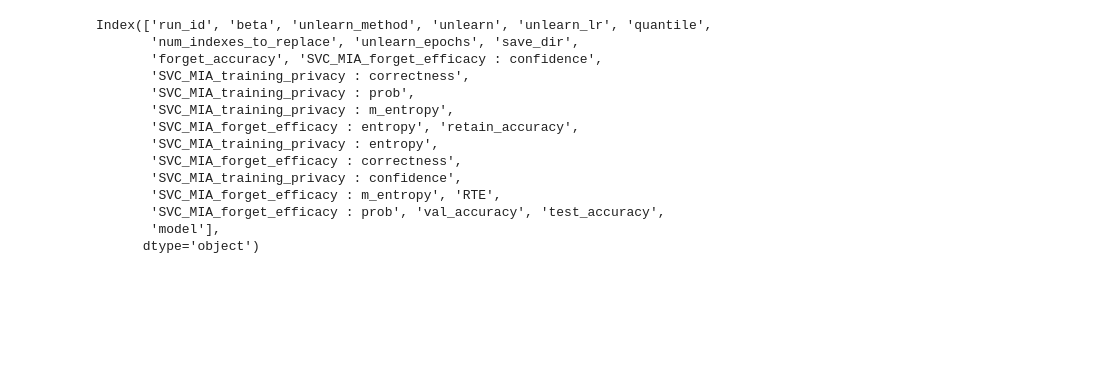
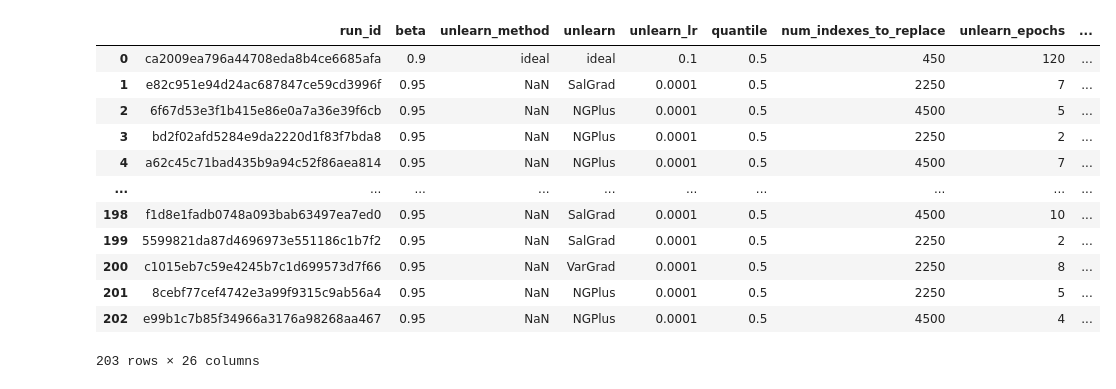
Before and after one commit to owl1996/UnlearningFocusVector, a Jupyter notebook: parse_results.ipynb, the cells around one changed output. Cells and saved outputs as stored; diff of their text form; code cells hidden in the pictures; blank space fills up the shorter version.

```diff
--- a/parse_results.ipynb
+++ b/parse_results.ipynb
@@ -17,45 +17,44 @@ for run_id in os.listdir(mlruns_path):
 
     # Dictionnaire pour stocker les données de ce run
     run_data = {"run_id": run_id}
 
     # Récupération des params
     params_path = os.path.join(run_dir, "params")
     if os.path.exists(params_path):
         for param_file in os.listdir(params_path):
             with open(os.path.join(params_path, param_file), "r") as f:
                 value = f.read().strip()
                 run_data[param_file] = value  # clé = nom du paramètre
 
     # Récupération des metrics (dernière valeur de chaque métrique)
     metrics_path = os.path.join(run_dir, "metrics")
     if os.path.exists(metrics_path):
         for metric_file in os.listdir(metrics_path):
             with open(os.path.join(metrics_path, metric_file), "r") as f:
                 lines = [line.strip() for line in f if line.strip()]
                 if lines:
                     # Format: step timestamp value (on prend la dernière ligne)
                     last_value = float(lines[-1].split(" ")[1])
                     run_data[metric_file] = last_value  # clé = nom de la métrique
 
     combined_data.append(run_data)
 
 # Création du DataFrame combiné
 combined_df = pd.DataFrame(combined_data)
 
 
-combined_df.columns
+combined_df
 # %% [output]
+|  | run_id | beta | unlearn_method | unlearn | unlearn_lr | quantile | num_indexes_to_replace | unlearn_epochs | ... |
+| 0 | ca2009ea796a44708eda8b4ce6685afa | 0.9 | ideal | ideal | 0.1 | 0.5 | 450 | 120 | ... |
+| 1 | e82c951e94d24ac687847ce59cd3996f | 0.95 | NaN | SalGrad | 0.0001 | 0.5 | 2250 | 7 | ... |
+| 2 | 6f67d53e3f1b415e86e0a7a36e39f6cb | 0.95 | NaN | NGPlus | 0.0001 | 0.5 | 4500 | 5 | ... |
+| 3 | bd2f02afd5284e9da2220d1f83f7bda8 | 0.95 | NaN | NGPlus | 0.0001 | 0.5 | 2250 | 2 | ... |
+| 4 | a62c45c71bad435b9a94c52f86aea814 | 0.95 | NaN | NGPlus | 0.0001 | 0.5 | 4500 | 7 | ... |
+| ... | ... | ... | ... | ... | ... | ... | ... | ... | ... |
+| 198 | f1d8e1fadb0748a093bab63497ea7ed0 | 0.95 | NaN | SalGrad | 0.0001 | 0.5 | 4500 | 10 | ... |
+| 199 | 5599821da87d4696973e551186c1b7f2 | 0.95 | NaN | SalGrad | 0.0001 | 0.5 | 2250 | 2 | ... |
+| 200 | c1015eb7c59e4245b7c1d699573d7f66 | 0.95 | NaN | VarGrad | 0.0001 | 0.5 | 2250 | 8 | ... |
+| 201 | 8cebf77cef4742e3a99f9315c9ab56a4 | 0.95 | NaN | NGPlus | 0.0001 | 0.5 | 2250 | 5 | ... |
+| 202 | e99b1c7b85f34966a3176a98268aa467 | 0.95 | NaN | NGPlus | 0.0001 | 0.5 | 4500 | 4 | ... |
-Index(['run_id', 'beta', 'unlearn_method', 'unlearn', 'unlearn_lr', 'quantile',
-       'num_indexes_to_replace', 'unlearn_epochs', 'save_dir',
-       'forget_accuracy', 'SVC_MIA_forget_efficacy : confidence',
-       'SVC_MIA_training_privacy : correctness',
-       'SVC_MIA_training_privacy : prob',
-       'SVC_MIA_training_privacy : m_entropy',
-       'SVC_MIA_forget_efficacy : entropy', 'retain_accuracy',
-       'SVC_MIA_training_privacy : entropy',
-       'SVC_MIA_forget_efficacy : correctness',
-       'SVC_MIA_training_privacy : confidence',
-       'SVC_MIA_forget_efficacy : m_entropy', 'RTE',
-       'SVC_MIA_forget_efficacy : prob', 'val_accuracy', 'test_accuracy',
-       'model'],
-      dtype='object')
+203 rows × 26 columns
```
Also changed, not shown: parts of 5 cells of this notebook, 3 other files.
